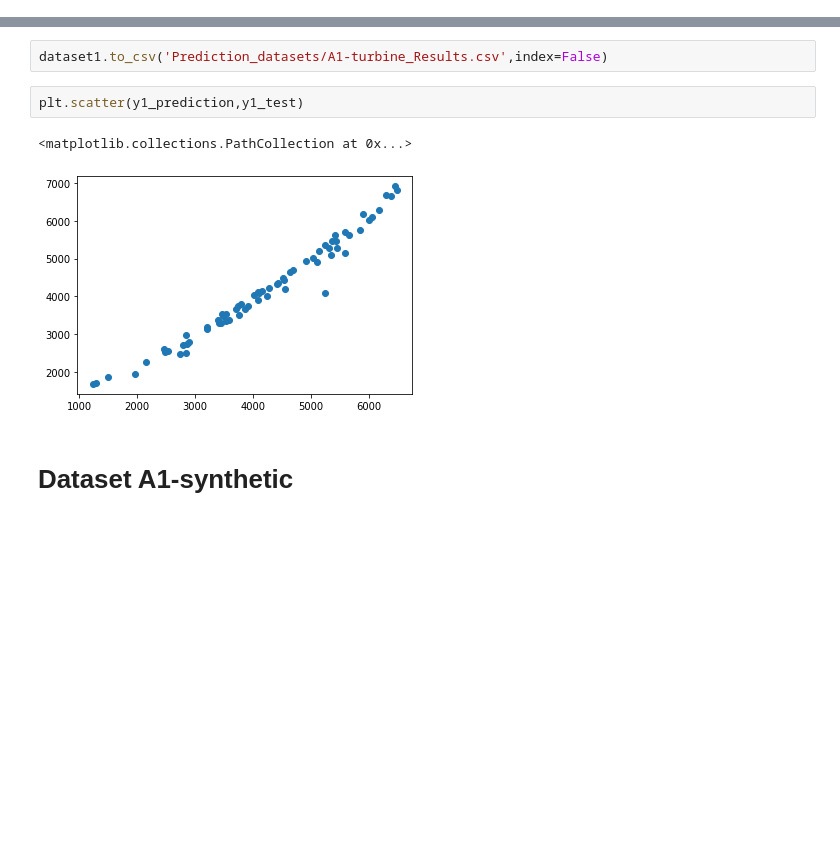
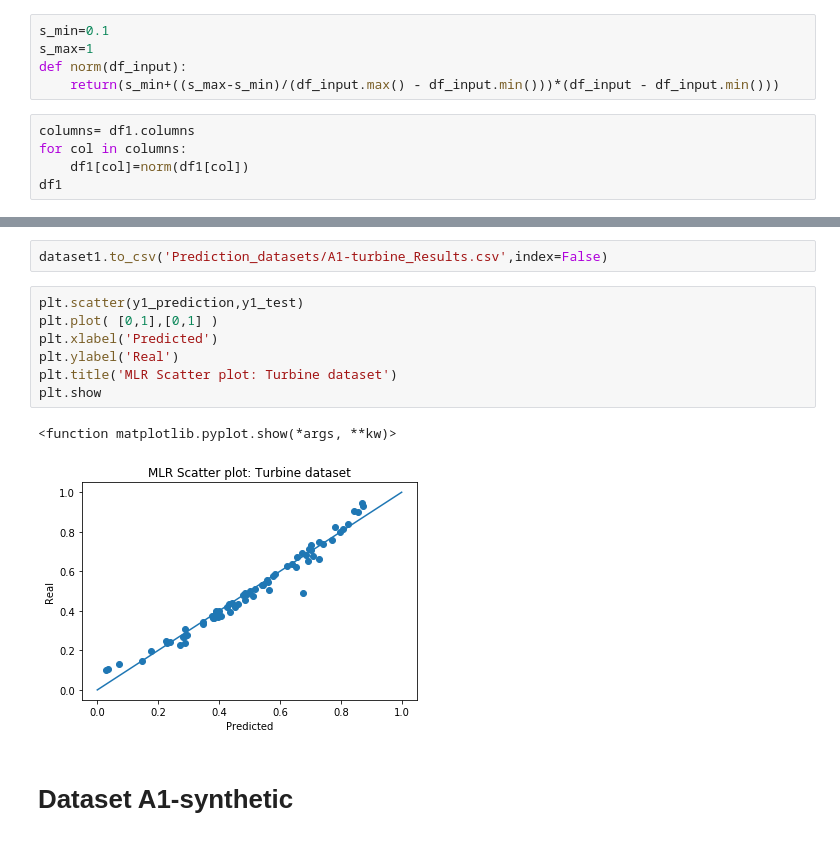
Before and after one commit to saphya-el-ouahabi/NEC_A1, a Jupyter notebook: MLR.ipynb, the cells around one changed output, grey strips where cells are left out. Drawn from its saved outputs; the diff is of its cells as text; blank space fills up the shorter version.

```diff
--- a/MLR.ipynb
+++ b/MLR.ipynb
@@ -36,0 +41,10 @@ df1
+# %%
+s_min=0.1
+s_max=1
+def norm(df_input):
+    return(s_min+((s_max-s_min)/(df_input.max() - df_input.min()))*(df_input - df_input.min()))
+# %%
+columns= df1.columns
+for col in columns:
+    df1[col]=norm(df1[col])
+df1
@@ -98,11 +132,16 @@ Error rate MLR :  3.6115095266319632 %
 dataset1 = pd.DataFrame({'prediction' : y1_prediction, 'real_value' : y1_test})
 # %%
 dataset1.to_csv('Prediction_datasets/A1-turbine_Results.csv',index=False)
-# %%
-plt.scatter(y1_prediction,y1_test)
-# %% [output]
-<matplotlib.collections.PathCollection at 0x...>
-[figure, removed]
+# %%
+plt.scatter(y1_prediction,y1_test)
+plt.plot( [0,1],[0,1] )
+plt.xlabel('Predicted')
+plt.ylabel('Real')
+plt.title('MLR Scatter plot: Turbine dataset')
+plt.show
+# %% [output]
+<function matplotlib.pyplot.show(*args, **kw)>
+[figure, added]
 # %% [markdown]
 # Dataset A1-synthetic
 # %%
```
Also changed, not shown: parts of 24 cells of this notebook, 8 other files.
